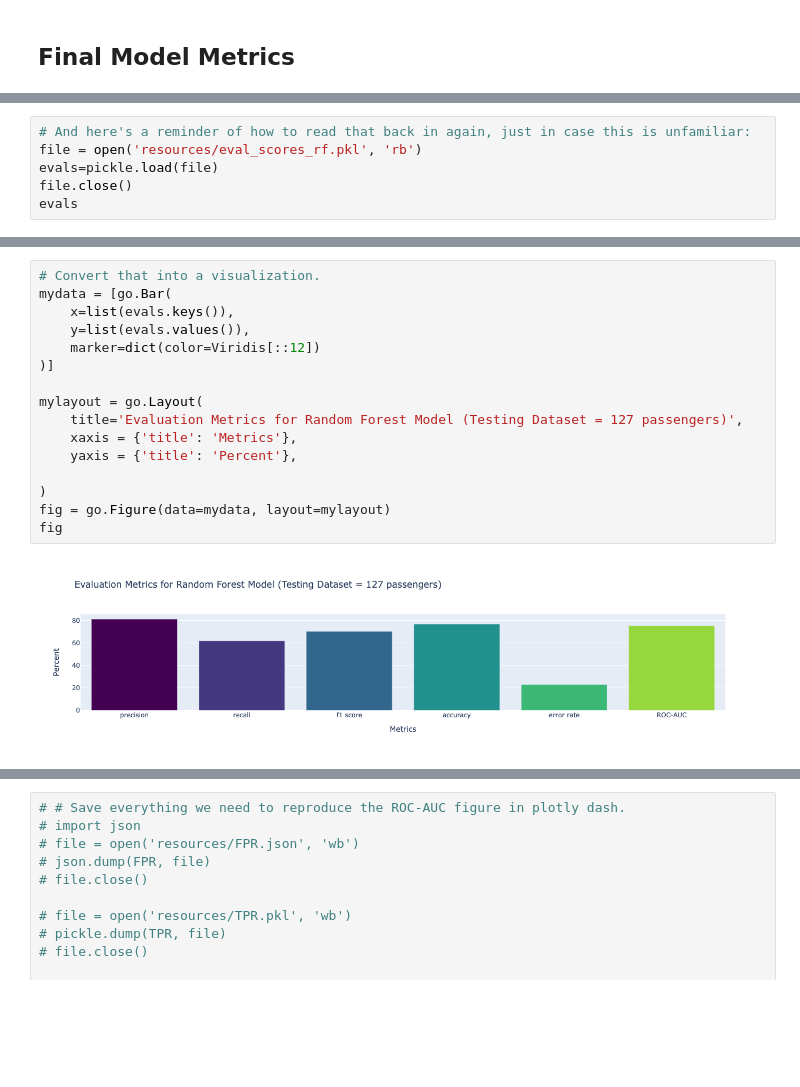
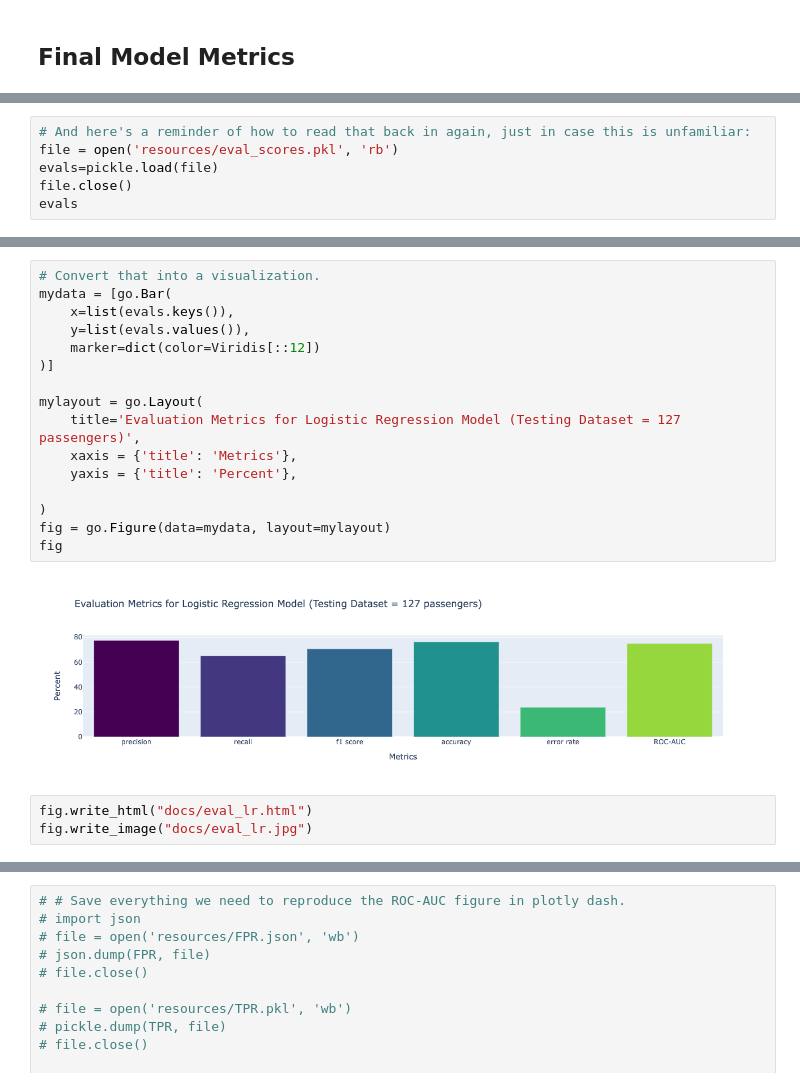
Before and after one commit to plotly-dash-apps/505-titanic-survival-classifier, a Jupyter notebook: titanic-eda.ipynb, the cells around one changed output, grey strips where cells are left out. Saved outputs shown, nothing was run; the diff lists cells and outputs as text; blank space fills up the shorter version.

```diff
--- a/titanic-eda.ipynb
+++ b/titanic-eda.ipynb
@@ -504,7 +546,7 @@ pickle.dump(eval_scores, file)
 file.close()
 # %%
 # And here's a reminder of how to read that back in again, just in case this is unfamiliar:
-file = open('resources/eval_scores_rf.pkl', 'rb')
+file = open('resources/eval_scores.pkl', 'rb')
 evals=pickle.load(file)
 file.close()
 evals
@@ -518,18 +572,21 @@ evals
 # %%
 # Convert that into a visualization.
 mydata = [go.Bar(
     x=list(evals.keys()),
     y=list(evals.values()),
     marker=dict(color=Viridis[::12])
 )]
 
 mylayout = go.Layout(
-    title='Evaluation Metrics for Random Forest Model (Testing Dataset = 127 passengers)',
+    title='Evaluation Metrics for Logistic Regression Model (Testing Dataset = 127 passengers)',
     xaxis = {'title': 'Metrics'},
     yaxis = {'title': 'Percent'},
 
 )
 fig = go.Figure(data=mydata, layout=mylayout)
 fig
 # %% [output]
-[figure, old version]
+[figure, new version]
+# %%
+fig.write_html("docs/eval_lr.html")
+fig.write_image("docs/eval_lr.jpg")
```
Also changed, not shown: parts of 56 cells of this notebook, 12 other files.
